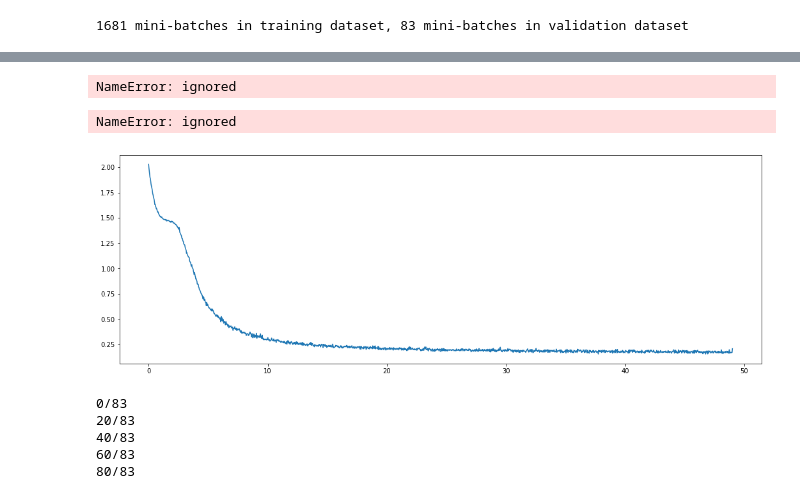
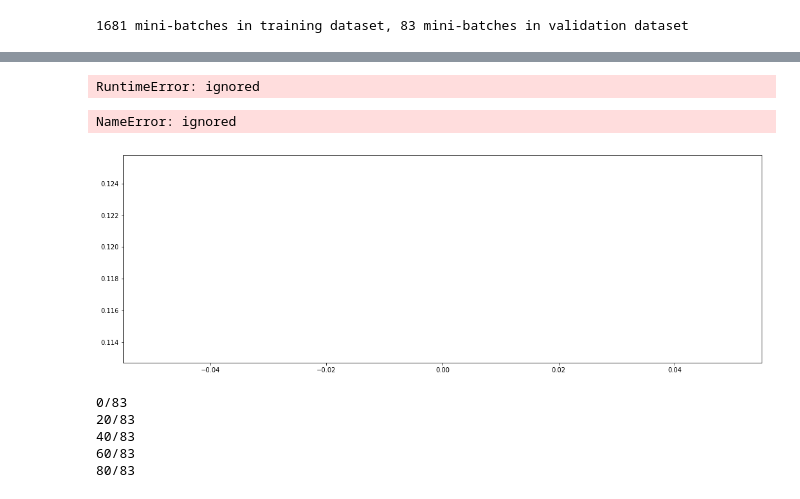
Before and after one commit to zxzhaixiang/QMDB, a Jupyter notebook: model/RecSys_0.4.ipynb, the cells around one changed output, grey strips where cells are left out. Cells and saved outputs as stored; diff of their text form; code cells hidden in the pictures.

```diff
--- a/model/RecSys_0.4.ipynb
+++ b/model/RecSys_0.4.ipynb
@@ -159,5 +159,5 @@ if shuffle_dataset :
 train_idx, val_idx = indices[split:], indices[:split]
 # %%
 ros = RandomOverSampler(random_state=random_seed)
-train_idx_resampled, _ = ros.fit_resample(np.array(train_idx).reshape(-1,1), (R[train_idx].numpy()*2).reshape(-1).astype(int))
+train_idx_resampled, _ = ros.fit_resample(np.array(train_idx).reshape(-1,1), (R[train_idx].numpy()).reshape(-1).astype(int))
 train_idx_resampled = list(train_idx_resampled.reshape(-1))
@@ -220,9 +222,7 @@ class NCF(nn.Module):
         self.fc_layers_relevance = nn.Sequential(
             nn.Linear(self.g_latent_dim + self.i_latent_dim + 64, 64),
             nn.Tanh(),
-            nn.Linear(64, 16),
-            nn.Tanh(),
-            nn.Linear(16, 1),
+            nn.Linear(64, 1),
             nn.Sigmoid()
         )
 
@@ -485,8 +447,9 @@ TypeError: ignored
 # %%
-torch.save(CF.state_dict(), './cfmodel')
-torch.save(CF.state_dict(), os.path.join(savepath,'cfmodel'))
+CF.eval()
+torch.save(CF.state_dict(), './cfmodel_v0.4')
+torch.save(CF.state_dict(), os.path.join(savepath,'cfmodel_v0.4'))
 # %% [output]
-NameError: ignored
+RuntimeError: ignored
 # %%
 Movie_Em = CF.movie_embedding.weight.data.detach().cpu().numpy()
 User_Em = CF.user_embedding.weight.data.detach().cpu().numpy()
@@ -500,19 +463,19 @@ with open('./ave_user_embedding', 'wb') as f:
 # %%
 plt.figure(figsize=(18,6))
 
-plt.plot(np.linspace(0,epoch_num-1, len(train_losses)),train_losses,label='train_loss')
-plt.plot(np.linspace(0,epoch_num-1, len(train_rating_losses)),train_rating_losses,label='train_loss(rating)')
-plt.plot(np.linspace(0,epoch_num-1, len(train_relevance_losses)),train_relevance_losses,label='train_loss(relevance)')
-plt.plot(np.linspace(0,epoch_num-1, len(val_losses)),val_losses,label='val_loss')
-plt.plot(train_losses_epoch,label='train_loss by epoch')
-plt.plot(val_losses_epoch,label='val_loss by epoch')
+plt.plot(np.linspace(0,epoch-1, len(train_losses)),train_losses,label='train_loss')
+plt.plot(np.linspace(0,epoch-1, len(train_rating_losses)),train_rating_losses,label='train_loss(rating)')
+plt.plot(np.linspace(0,epoch-1, len(train_relevance_losses)),train_relevance_losses,label='train_loss(relevance)')
+plt.plot(np.linspace(0,epoch-1, len(val_losses)),val_losses,label='val_loss')
+plt.plot(np.linspace(0,epoch-1, len(val_rating_losses)),val_rating_losses,label='val_rating_loss')
+plt.plot(np.linspace(0,epoch-1, len(val_relevance_losses)),val_relevance_losses,label='val_relevance_loss')
 plt.yscale('log')
 plt.legend(),plt.xlabel('epoch'), plt.ylabel('loss')
 plt.grid(True)
 #plt.ylim([0.01,0.05])
 # %% [output]
 NameError: ignored
-[figure, old version]
+[figure, new version]
 # %%
 r_real = []
 r_pred = []
```
Also changed, not shown: parts of 34 cells of this notebook.
